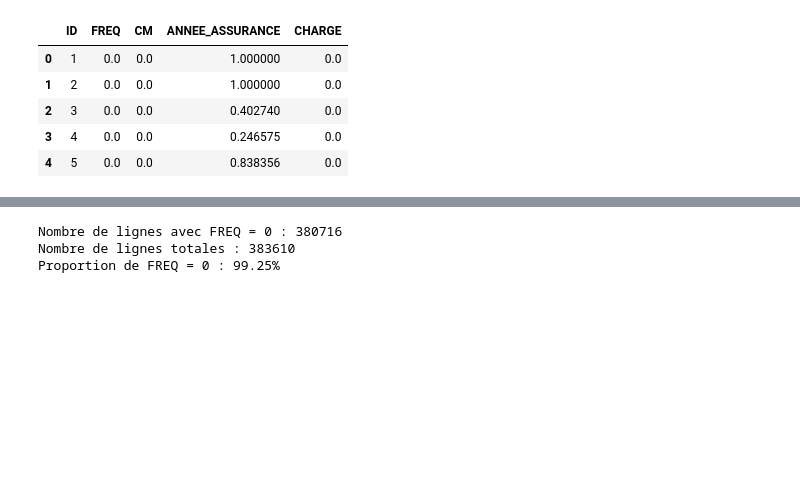
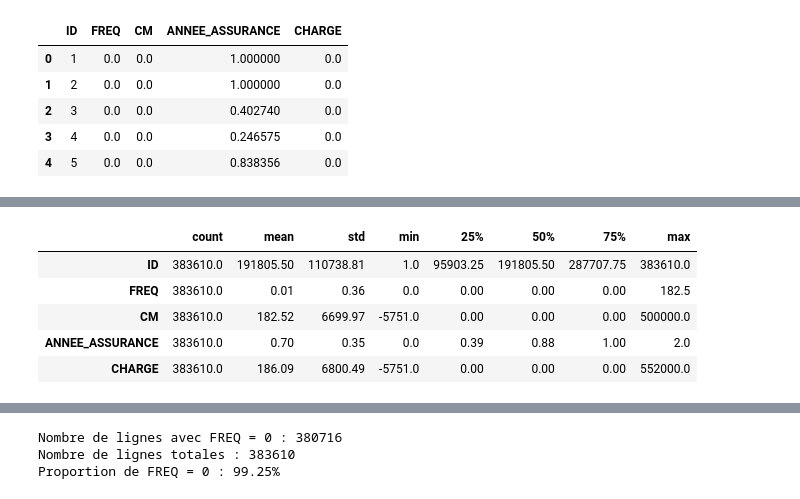
Before and after one commit to auduvignac/challengedata_ens_AssurPrime, a Jupyter notebook: notebooks/exploration/assurprime_modeling_workflow.ipynb, the cells around one changed output, grey strips where cells are left out. Saved outputs shown, nothing was run; the diff lists cells and outputs as text; code cells hidden in the pictures; blank space fills up the shorter version.

```diff
--- a/notebooks/exploration/assurprime_modeling_workflow.ipynb
+++ b/notebooks/exploration/assurprime_modeling_workflow.ipynb
@@ -227,0 +452,12 @@ Vérifions si ce déséquilibre doit éffectivement pris en compte en calculant
+# %%
+# le nombre de variables présentes dans y_train étant plus faible que dans
+# X_train, on peut afficher le résumé statistique sans scroll et ainsi
+# affecter à height une valeur plus petite, en l'occurrence 160 pixels.
+scrollable_describe(y_train, height=160)
+# %% [output]
+|  | count | mean | std | min | 25% | 50% | 75% | max |
+| ID | 383610.0 | 191805.50 | 110738.81 | 1.0 | 95903.25 | 191805.50 | 287707.75 | 383610.0 |
+| FREQ | 383610.0 | 0.01 | 0.36 | 0.0 | 0.00 | 0.00 | 0.00 | 182.5 |
+| CM | 383610.0 | 182.52 | 6699.97 | -5751.0 | 0.00 | 0.00 | 0.00 | 500000.0 |
+| ANNEE_ASSURANCE | 383610.0 | 0.70 | 0.35 | 0.0 | 0.39 | 0.88 | 1.00 | 2.0 |
+| CHARGE | 383610.0 | 186.09 | 6800.49 | -5751.0 | 0.00 | 0.00 | 0.00 | 552000.0 |
```
Also changed, not shown: parts of 67 cells of this notebook.
